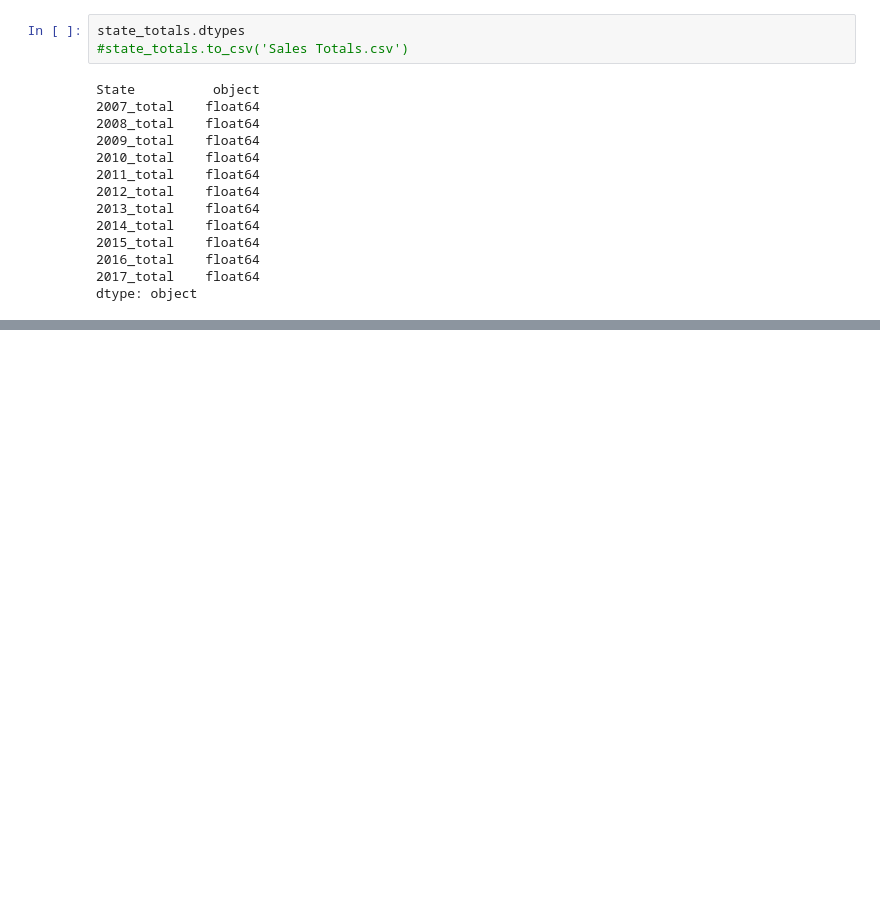
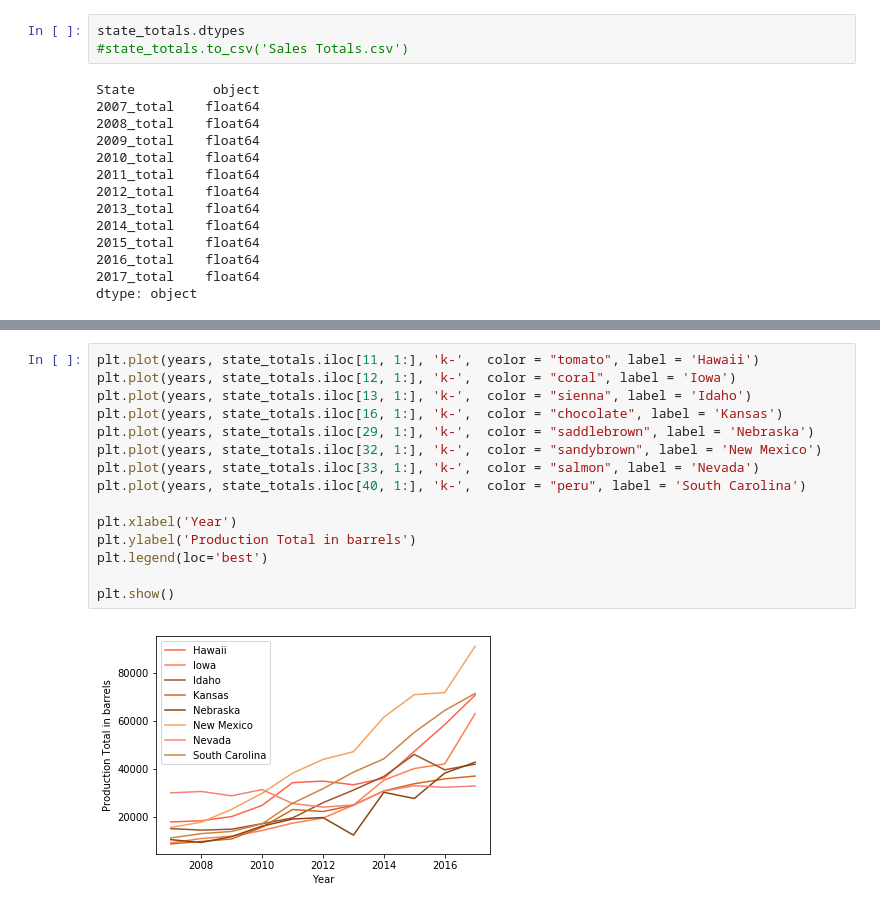
Before and after one commit to akhilliker/Project_1_Team_2, a Jupyter notebook: Lauren/Sales by Type.ipynb, the cells around one changed output, grey strips where cells are left out. Drawn from its saved outputs; the diff is of its cells as text; blank space fills up the shorter version.

```diff
--- a/Lauren/Sales by Type.ipynb
+++ b/Lauren/Sales by Type.ipynb
@@ -298,0 +307,17 @@ plt.show()
+# %%
+plt.plot(years, state_totals.iloc[11, 1:], 'k-',  color = "tomato", label = 'Hawaii')
+plt.plot(years, state_totals.iloc[12, 1:], 'k-',  color = "coral", label = 'Iowa')
+plt.plot(years, state_totals.iloc[13, 1:], 'k-',  color = "sienna", label = 'Idaho')
+plt.plot(years, state_totals.iloc[16, 1:], 'k-',  color = "chocolate", label = 'Kansas')
+plt.plot(years, state_totals.iloc[29, 1:], 'k-',  color = "saddlebrown", label = 'Nebraska')
+plt.plot(years, state_totals.iloc[32, 1:], 'k-',  color = "sandybrown", label = 'New Mexico')
+plt.plot(years, state_totals.iloc[33, 1:], 'k-',  color = "salmon", label = 'Nevada')
+plt.plot(years, state_totals.iloc[40, 1:], 'k-',  color = "peru", label = 'South Carolina')
+
+plt.xlabel('Year')
+plt.ylabel('Production Total in barrels')
+plt.legend(loc='best')
+
+plt.show()
+# %% [output]
+[figure, added]
```
Also changed, not shown: parts of 4 cells of this notebook, 1 other file.
